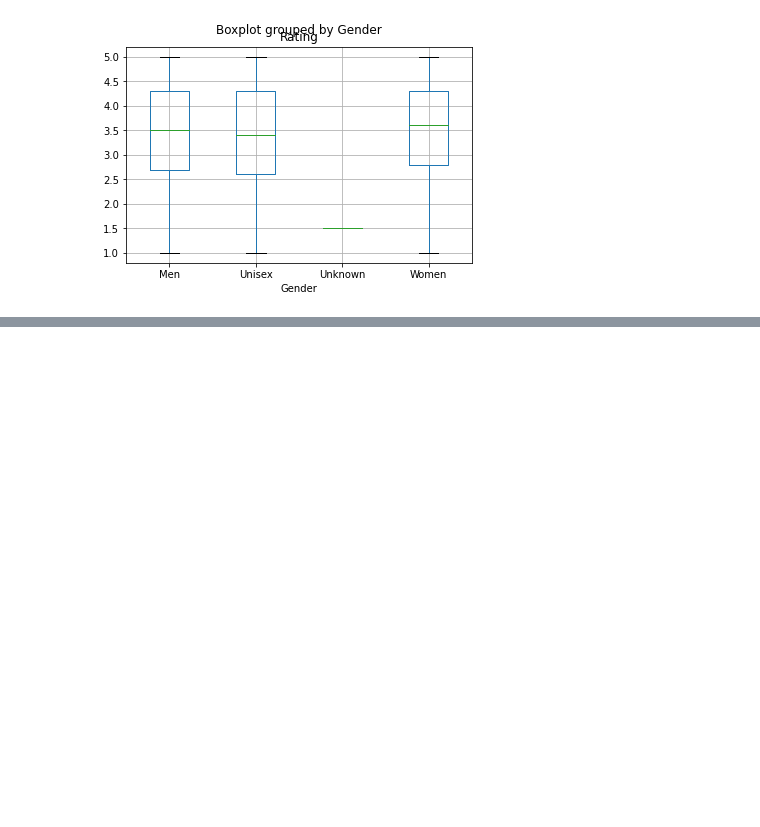
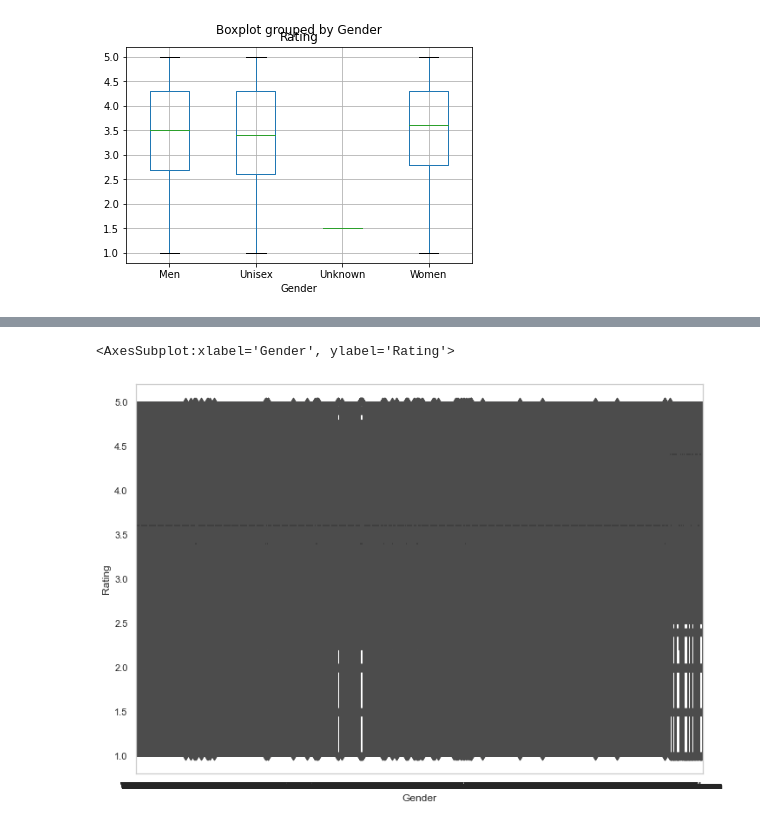
Before and after one commit to abgarberpaul/Nike-vs-Adidas, a Jupyter notebook: AGP_Data_Exploration_and_Analysis.ipynb, the cells around one changed output, grey strips where cells are left out. Cells and saved outputs as stored; diff of their text form; code cells hidden in the pictures; blank space fills up the shorter version.

```diff
--- a/AGP_Data_Exploration_and_Analysis.ipynb
+++ b/AGP_Data_Exploration_and_Analysis.ipynb
@@ -334,0 +366,12 @@ rating_adidas.boxplot("Rating", "Gender")
+# %%
+sns.set_theme(style="whitegrid")
+
+#diamonds = sns.load_dataset("diamonds")
+gender = sandbox["Gender"]
+
+sns.boxenplot(x="Gender", y="Rating",
+              color="b", order=gender,
+              scale="linear", data=sandbox)
+# %% [output]
+<AxesSubplot:xlabel='Gender', ylabel='Rating'>
+[figure, added]
```
Also changed, not shown: parts of 5 cells of this notebook.
